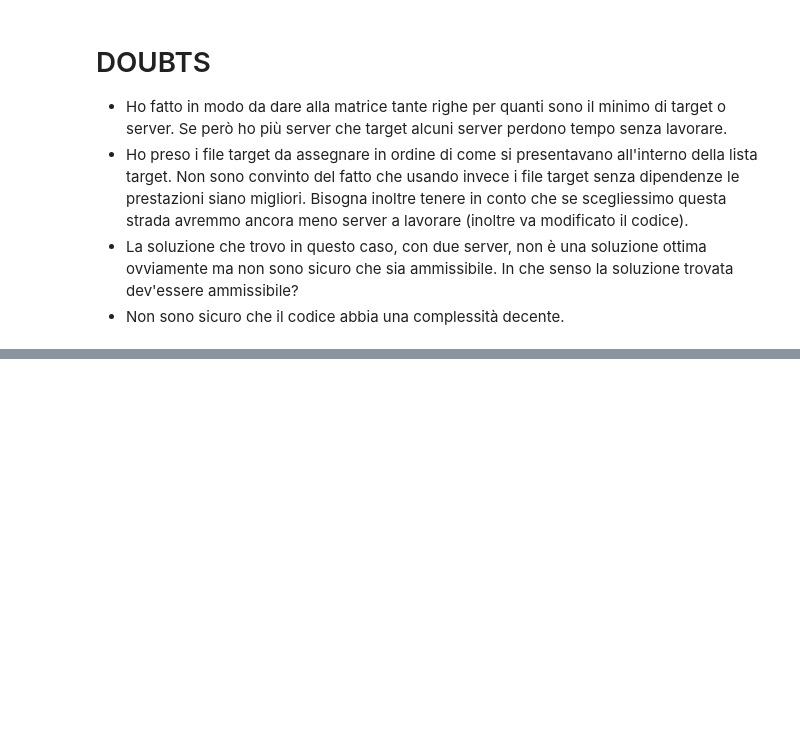
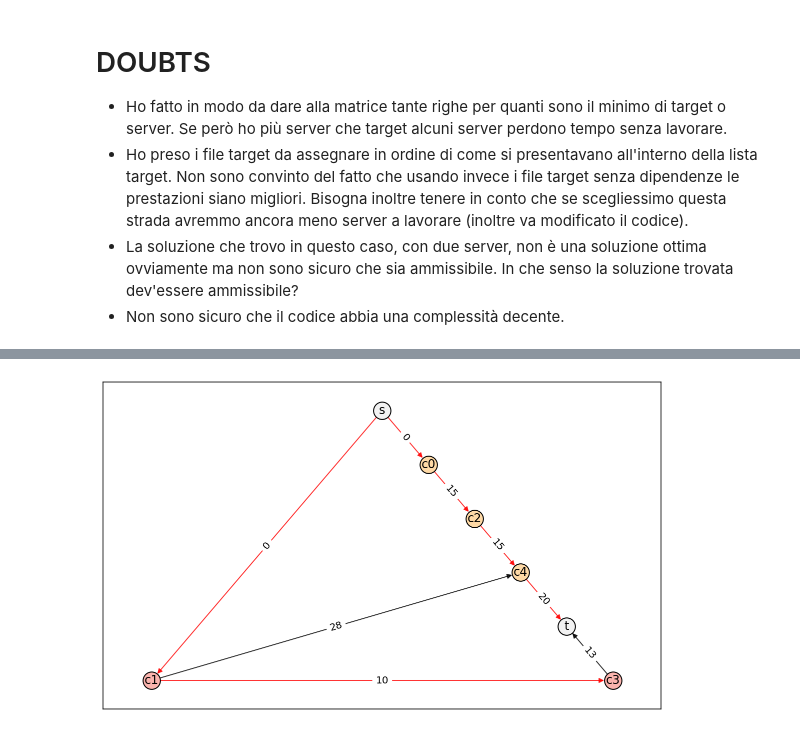
Before and after one commit to GuidoDC97/RO, a Jupyter notebook: CompilingGoogle.ipynb, the cells around one changed output, grey strips where cells are left out. Drawn from its saved outputs; the diff is of its cells as text; code cells hidden in the pictures; blank space fills up the shorter version.

```diff
--- a/CompilingGoogle.ipynb
+++ b/CompilingGoogle.ipynb
@@ -135,0 +170,11 @@ matrix
+# %%
+def get_longest_path(graph):
+    # Get the longest path using negative weights
+    distance, path = nx.algorithms.shortest_paths.weighted.single_source_bellman_ford(graph, "s", weight="n_weight")
+    # change the color of the edge on the path
+    for key,value in path.items():
+        if len(value)>1:
+            for i in range(len(value)-1):
+                graph[value[i]][value[i+1]]["color"] = "red"
+
+    return graph, path;
@@ -221,0 +227,5 @@ graph, path = task3(time, dep, sequence)
+# %%
+graph, path = get_longest_path(graph)
+graph = draw_graph(graph)
+# %% [output]
+[figure, added]
```
Also changed, not shown: parts of 14 cells of this notebook.
